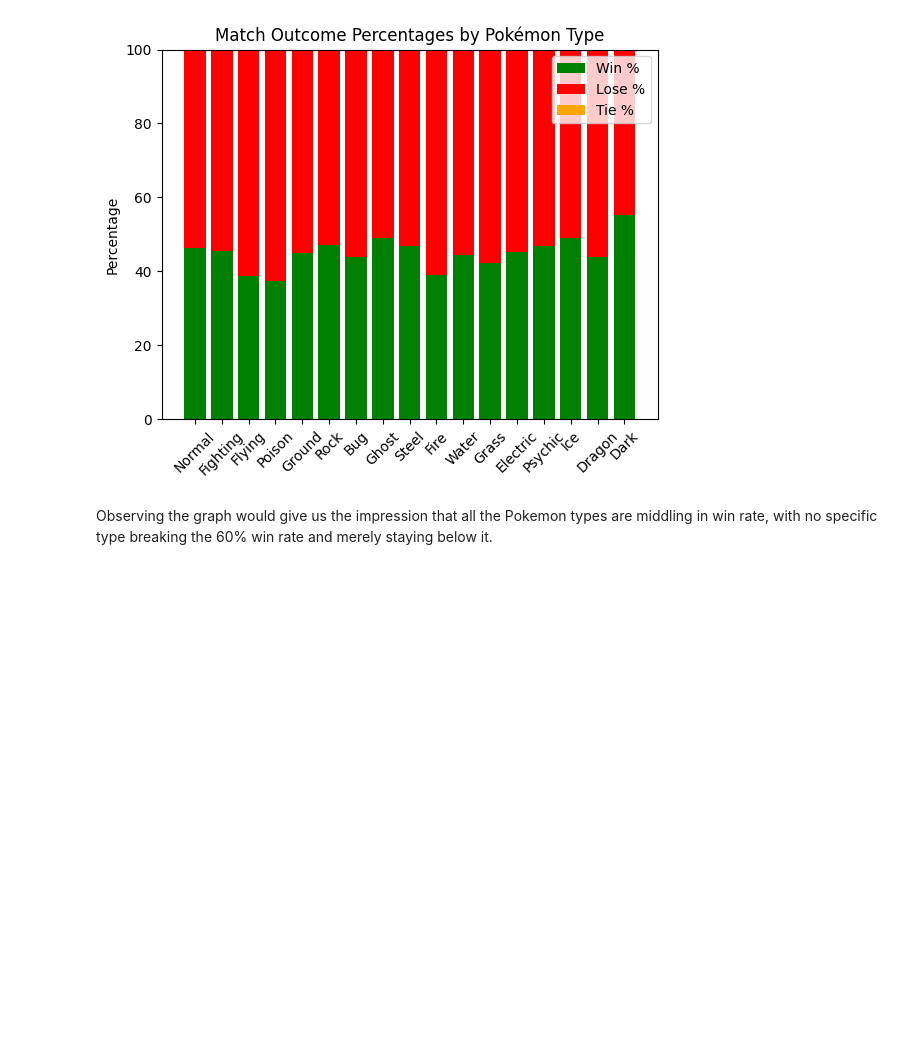
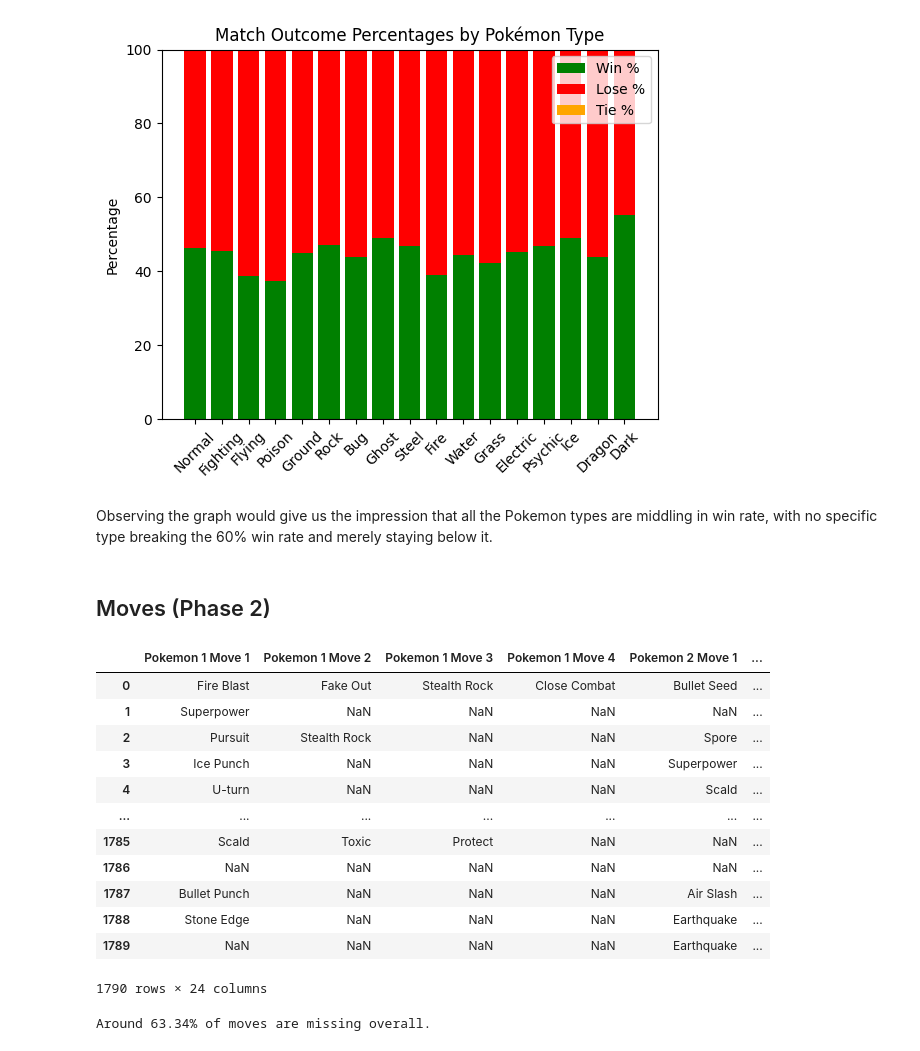
Before and after one commit to jrgo7/csmodel-mco, a Jupyter notebook: phase-1.ipynb, the cells around one changed output. Saved outputs shown, nothing was run; the diff lists cells and outputs as text; code cells hidden in the pictures; blank space fills up the shorter version.

Commit message:
Scraped and explored move data

```diff
--- a/phase-1.ipynb
+++ b/phase-1.ipynb
@@ -686,3 +923,30 @@ plt.show()
 [figure]
 # %% [markdown]
 Observing the graph would give us the impression that all the Pokemon types are middling in win rate, with no specific type breaking the 60% win rate and merely staying below it.
+# %% [markdown]
+## Moves (Phase 2)
+# %%
+move_columns_mask = showdown_df.columns.str.contains("Move")
+move_columns = showdown_df.columns[move_columns_mask]
+moves_df = showdown_df[move_columns]
+moves_df
+# %% [output]
+|  | Pokemon 1 Move 1 | Pokemon 1 Move 2 | Pokemon 1 Move 3 | Pokemon 1 Move 4 | Pokemon 2 Move 1 | ... |
+| 0 | Fire Blast | Fake Out | Stealth Rock | Close Combat | Bullet Seed | ... |
+| 1 | Superpower | NaN | NaN | NaN | NaN | ... |
+| 2 | Pursuit | Stealth Rock | NaN | NaN | Spore | ... |
+| 3 | Ice Punch | NaN | NaN | NaN | Superpower | ... |
+| 4 | U-turn | NaN | NaN | NaN | Scald | ... |
+| ... | ... | ... | ... | ... | ... | ... |
+| 1785 | Scald | Toxic | Protect | NaN | NaN | ... |
+| 1786 | NaN | NaN | NaN | NaN | NaN | ... |
+| 1787 | Bullet Punch | NaN | NaN | NaN | Air Slash | ... |
+| 1788 | Stone Edge | NaN | NaN | NaN | Earthquake | ... |
+| 1789 | NaN | NaN | NaN | NaN | Earthquake | ... |
+1790 rows × 24 columns
+# %%
+stacked_moves = moves_df.isna().stack() # .stack "collapses" the dataframe (n*m matrix) into a series (vector with n*m elements)
+na_moves_pct = stacked_moves.mean()
+print(f"Around {na_moves_pct * 100:.2f}% of moves are missing overall.")
+# %% [output]
+Around 63.34% of moves are missing overall.
```
Also changed, not shown: parts of 19 cells of this notebook, 3 other files.
